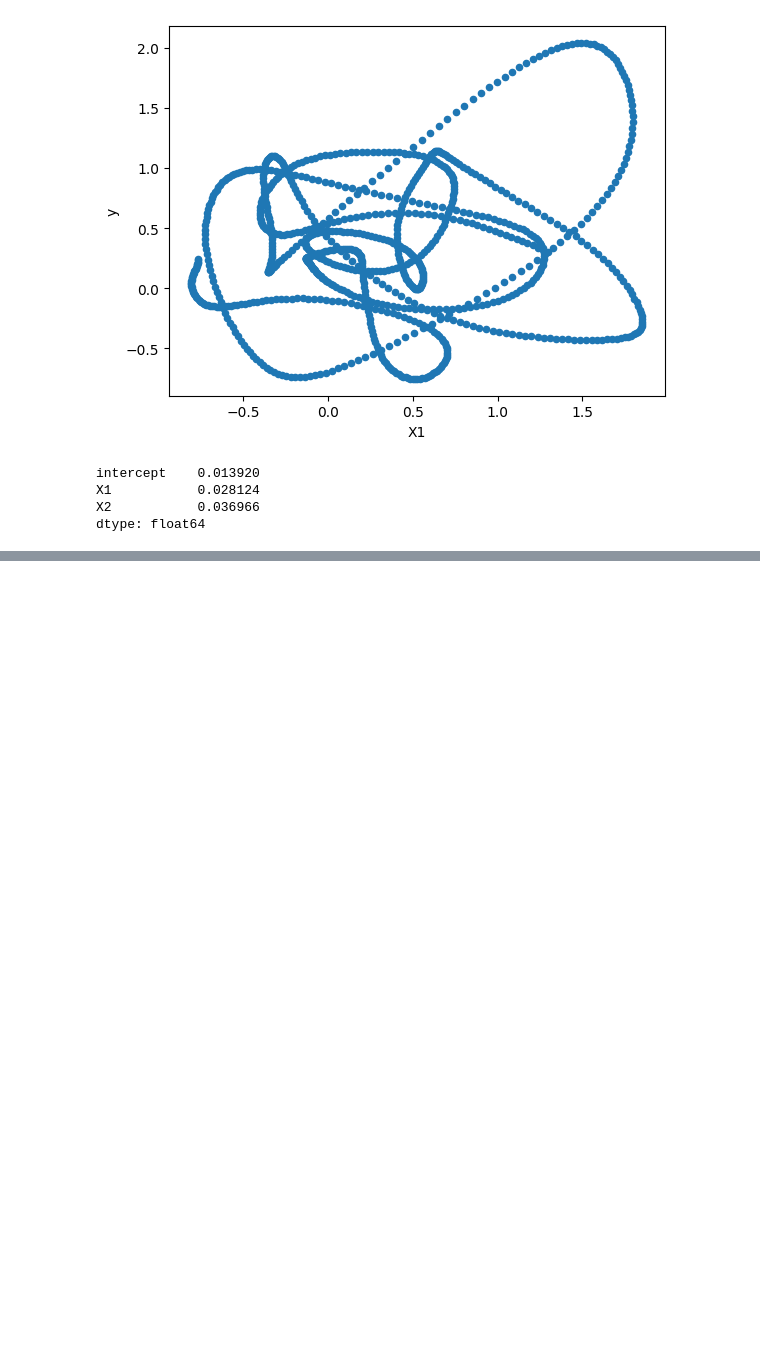
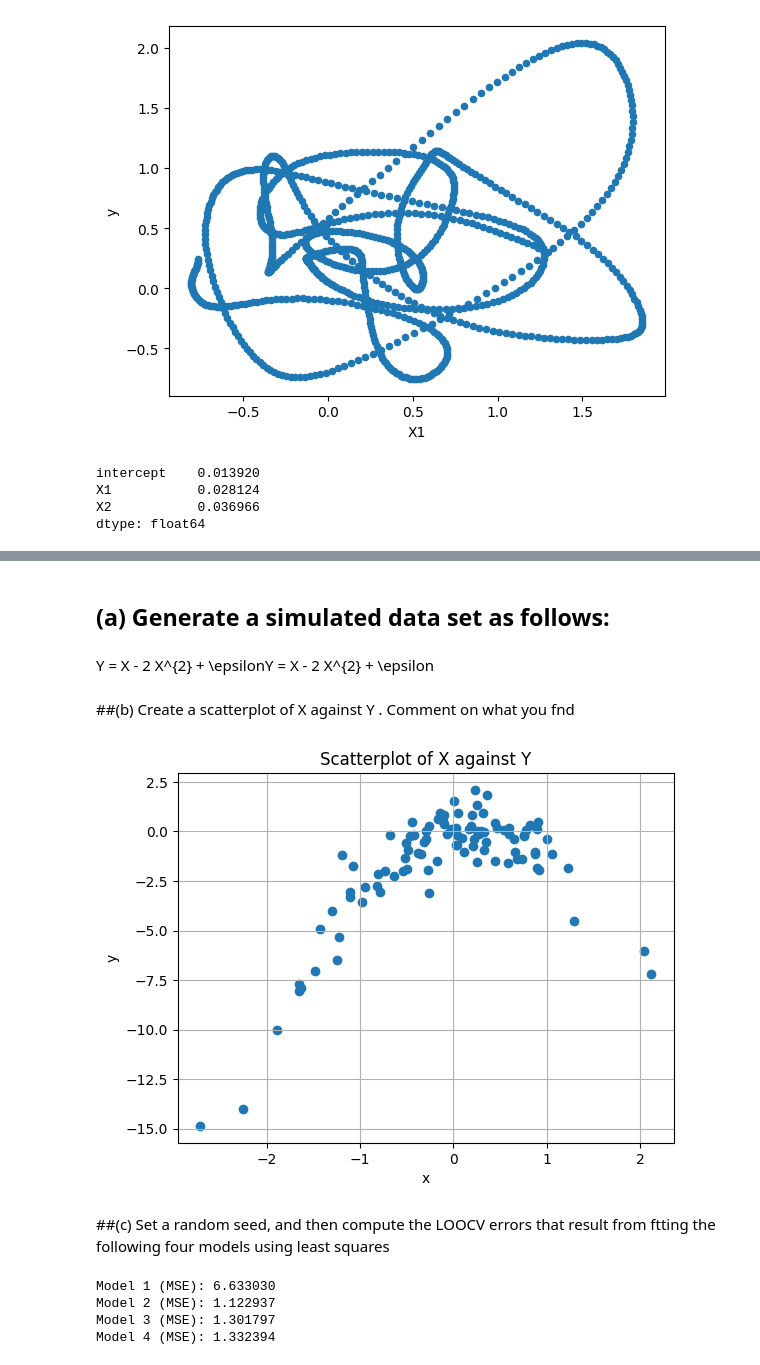
Before and after one commit to oniviev/ml-intro-project-Nivievskyi, a Jupyter notebook: Ch05_resample_lab.ipynb, the cells around one changed output, grey strips where cells are left out. Cells and saved outputs as stored; diff of their text form; code cells hidden in the pictures; blank space fills up the shorter version.

```diff
--- a/Ch05_resample_lab.ipynb
+++ b/Ch05_resample_lab.ipynb
@@ -655,0 +684,2 @@ dtype: float64
+# %% [markdown]
+## (a) Generate a simulated data set as follows:
@@ -655,0 +697,23 @@ dtype: float64
+# %%
+rng = np.random.default_rng(1)
+x = rng.normal(size=100)
+y = x - 2 * x**2 + rng.normal(size=100)
+# %% [markdown]
+<span><span class="MathJax_Preview">Y = X - 2 X^{2} + \epsilon</span><script type="math/tex">Y = X - 2 X^{2} + \epsilon
+# %% [markdown]
+##(b) Create a scatterplot of X against Y . Comment on what you fnd
+# %%
+# prompt: scatterpolot of x against y
+
+#plt.figure(figsize=(8, 6))
+plt.scatter(x, y)
+plt.xlabel('x')
+plt.ylabel('y')
+plt.title('Scatterplot of X against Y')
+plt.grid(True)
+plt.show()
+# %% [output]
+[figure, added]
+# %% [markdown]
+##(c) Set a random seed, and then compute the LOOCV errors that
+result from ftting the following four models using least squares
@@ -655,0 +729,32 @@ dtype: float64
+# %%
+# Initiate variables
+min_deg = 1  # Minimum degree of the polynomial equations considered
+max_deg = 4+1  # Maximum degree of the polynomial equations considered
+scores = []
+
+# Compute mean squared error (MSE) for the different polynomial equations.
+for i in range(min_deg, max_deg):
+    # Leave-one-out cross validation
+    for train, test in loo.split(df):
+        X_train = df['x'][train]
+        y_train = df['y'][train]
+        X_test = df['x'][test]
+        y_test = df['y'][test]
+
+        # Pipeline
+        model = Pipeline([('poly', PolynomialFeatures(degree = i)),
+                      ('linear', LinearRegression())])
+        # Convert Series to NumPy array before indexing
+        model.fit(X_train.values[:,np.newaxis], y_train)
+
+        # MSE
+        # Convert Series to NumPy array before indexing
+        score = mean_squared_error(y_test, model.predict(X_test.values[:,np.newaxis]))
+        scores.append(score)
+    print('Model %i (MSE): %f' % (i,np.mean(scores)))
+    scores = []
+# %% [output]
+Model 1 (MSE): 6.633030
+Model 2 (MSE): 1.122937
+Model 3 (MSE): 1.301797
+Model 4 (MSE): 1.332394
```
Also changed, not shown: parts of 24 cells of this notebook.
